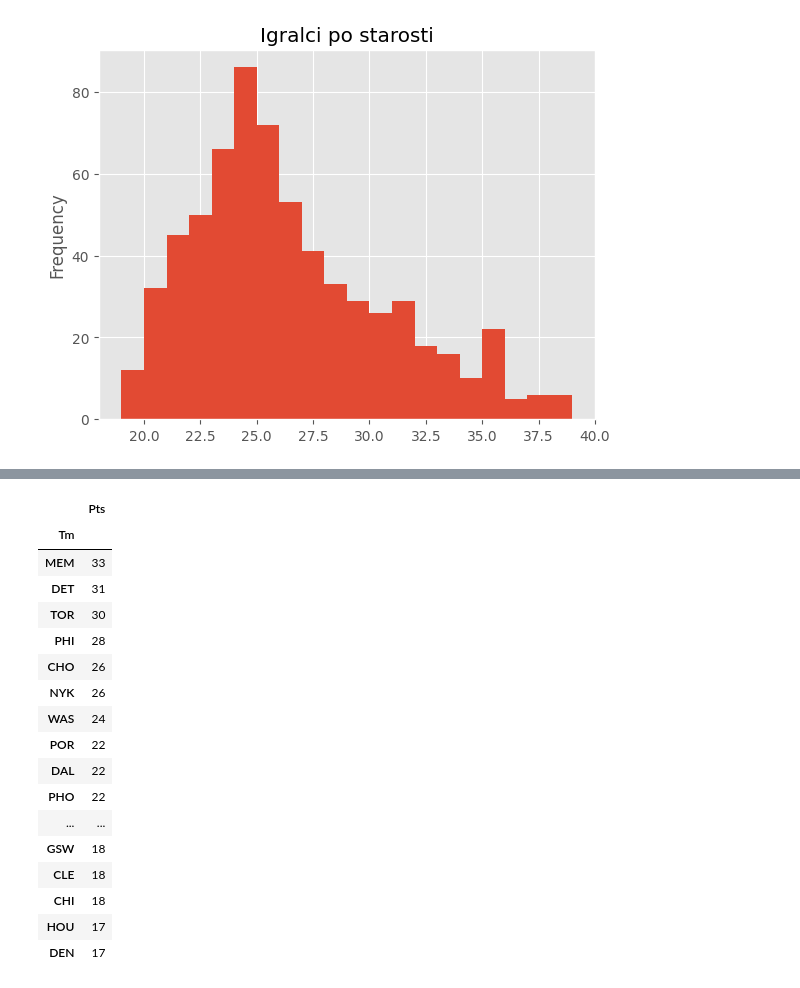
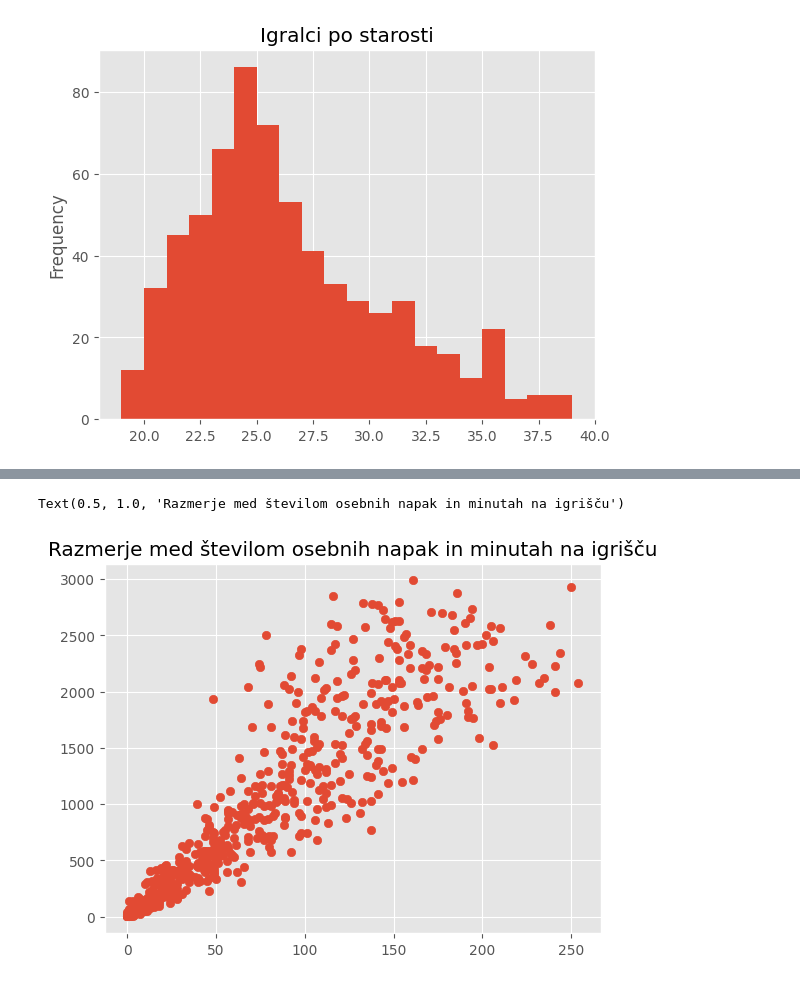
Before and after one commit to elizapecoraro/Eliza-Pecoraro-Projektna-naloga-UVP, a Jupyter notebook: analiza.ipynb, the cells around one changed output, grey strips where cells are left out. Drawn from its saved outputs; the diff is of its cells as text; code cells hidden in the pictures.

```diff
--- a/analiza.ipynb
+++ b/analiza.ipynb
@@ -177,23 +172,6 @@ plt.scatter(nba["Age"], nba["FT"])
-# %%
-stevilo_tock_po_ekipah = nba.groupby('Tm').size()
-stevilo_tock_po_ekipah.to_frame(name='Pts').sort_values(by='Pts', ascending=False)
-#nism se fiks kaj mi tej podatki povejo
-# %% [output]
-|  | Pts |
-| Tm |  |
-| MEM | 33 |
-| DET | 31 |
-| TOR | 30 |
-| PHI | 28 |
-| CHO | 26 |
-| NYK | 26 |
-| WAS | 24 |
-| POR | 22 |
-| DAL | 22 |
-| PHO | 22 |
-| ... | ... |
-| GSW | 18 |
-| CLE | 18 |
-| CHI | 18 |
-| HOU | 17 |
-| DEN | 17 |
+# %%
+plt.scatter(nba["PF"], nba["MP"])
+plt.title("Razmerje med številom osebnih napak in minutah na igrišču")
+# %% [output]
+Text(0.5, 1.0, 'Razmerje med številom osebnih napak in minutah na igrišču')
+[figure, added]
```
Also changed, not shown: parts of 4 cells of this notebook.
